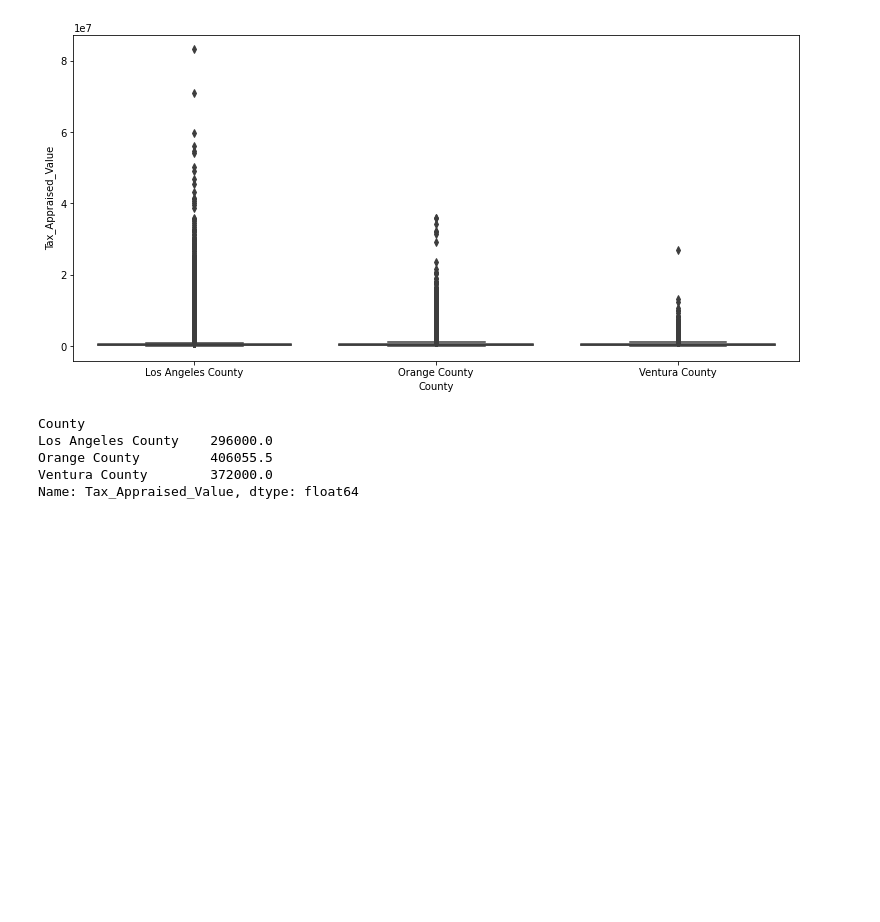
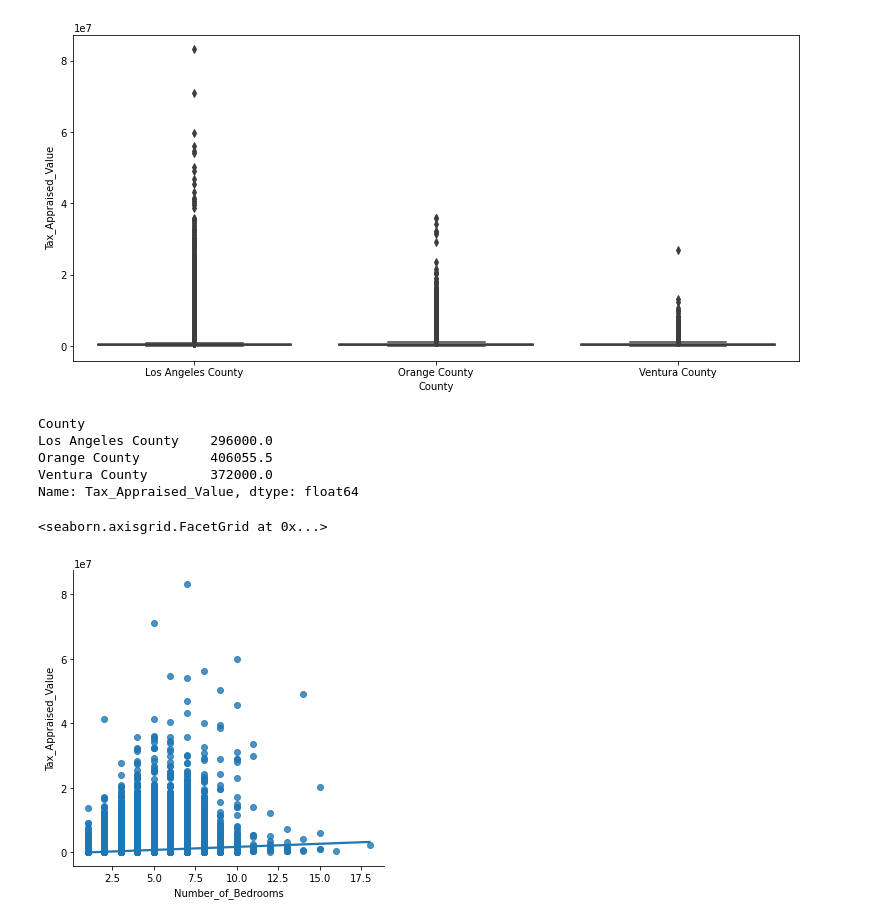
Before and after one commit to lochlynlaskowski/regression-exercises, a Jupyter notebook: explore.ipynb, the cells around one changed output. Cells and saved outputs as stored; diff of their text form; code cells hidden in the pictures; blank space fills up the shorter version.

```diff
--- a/explore.ipynb
+++ b/explore.ipynb
@@ -69,3 +69,8 @@ Los Angeles County    296000.0
 Orange County         406055.5
 Ventura County        372000.0
 Name: Tax_Appraised_Value, dtype: float64
+# %%
+sns.lmplot('Number_of_Bedrooms', 'Tax_Appraised_Value', train, scatter=True, hue=None, col=None)
+# %% [output]
+<seaborn.axisgrid.FacetGrid at 0x...>
+[figure, added]
```
Also changed, not shown: parts of 12 cells of this notebook, 2 other files.
